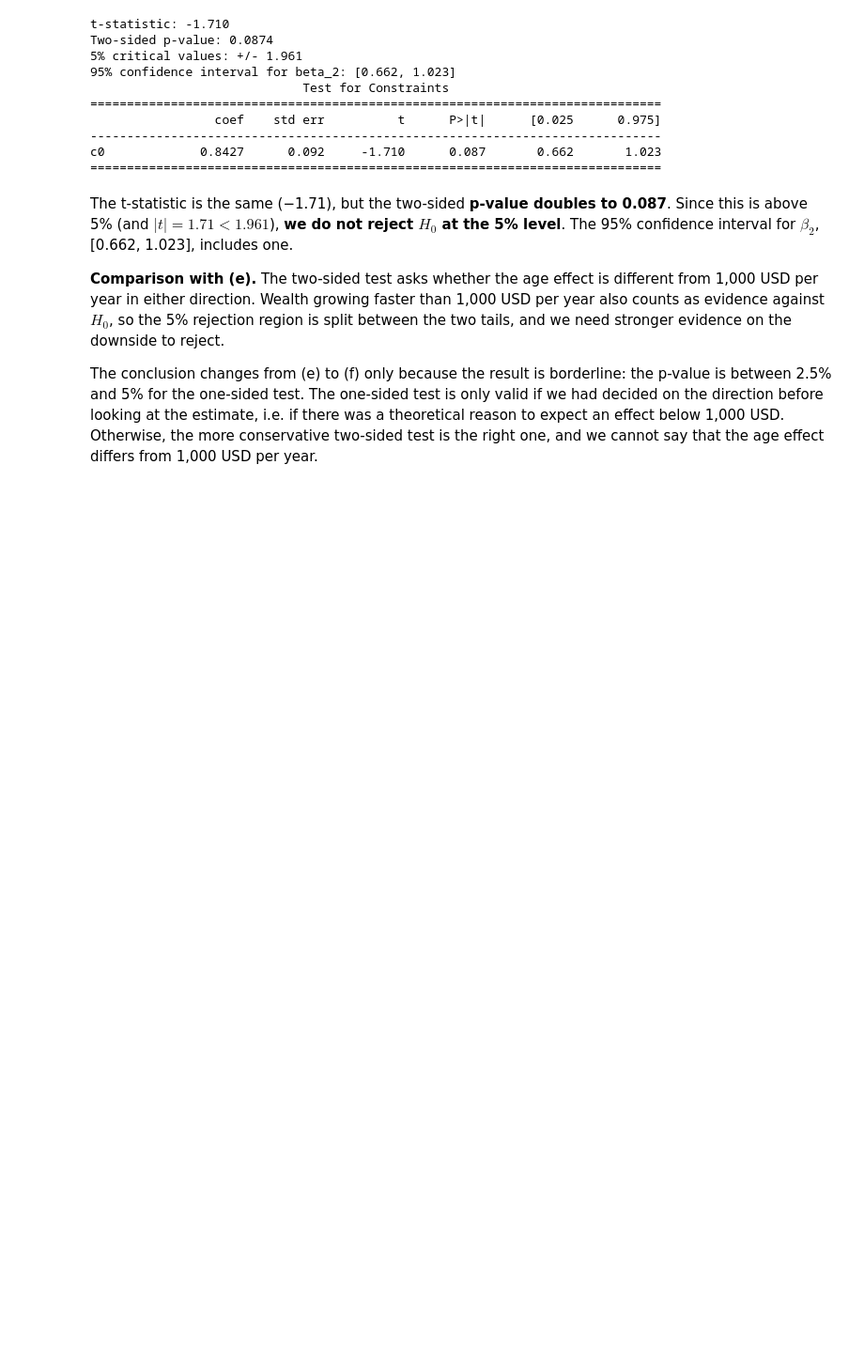
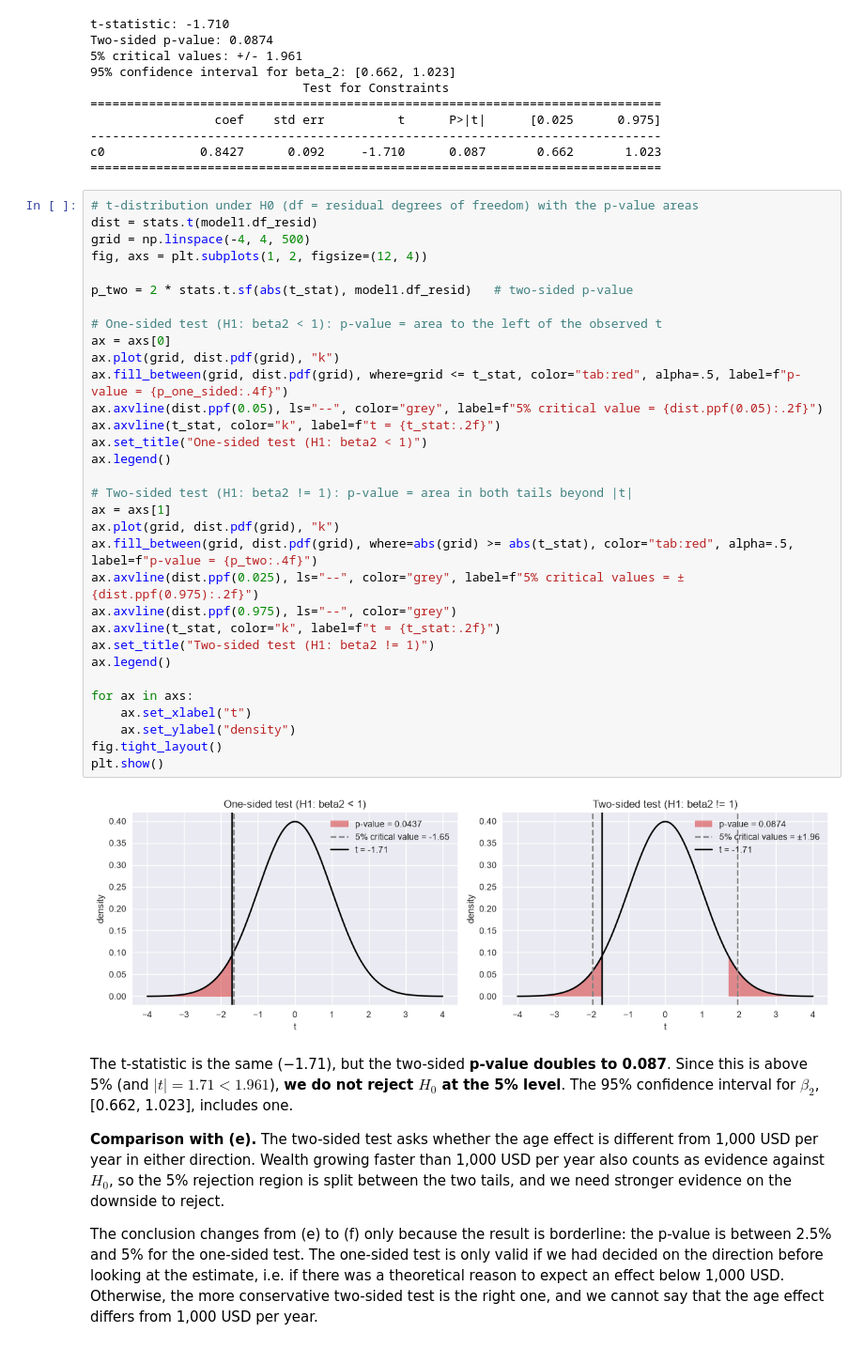
Before and after one commit to floxrm/HW1-Empirical-Methods-assignment-20261106-, a Jupyter notebook: EM HW1 - Afonso.ipynb, the cells around one changed output. Shown at 94% size. Drawn from its saved outputs; the diff is of its cells as text; blank space fills up the shorter version.

```diff
--- a/EM HW1 - Afonso.ipynb
+++ b/EM HW1 - Afonso.ipynb
@@ -593,6 +623,40 @@ Two-sided p-value: 0.0874
 ------------------------------------------------------------------------------
 c0             0.8427      0.092     -1.710      0.087       0.662       1.023
 ==============================================================================
+# %%
+# t-distribution under H0 (df = residual degrees of freedom) with the p-value areas
+dist = stats.t(model1.df_resid)
+grid = np.linspace(-4, 4, 500)
+fig, axs = plt.subplots(1, 2, figsize=(12, 4))
+
+p_two = 2 * stats.t.sf(abs(t_stat), model1.df_resid)   # two-sided p-value
+
+# One-sided test (H1: beta2 < 1): p-value = area to the left of the observed t
+ax = axs[0]
+ax.plot(grid, dist.pdf(grid), "k")
+ax.fill_between(grid, dist.pdf(grid), where=grid <= t_stat, color="tab:red", alpha=.5, label=f"p-value = {p_one_sided:.4f}")
+ax.axvline(dist.ppf(0.05), ls="--", color="grey", label=f"5% critical value = {dist.ppf(0.05):.2f}")
+ax.axvline(t_stat, color="k", label=f"t = {t_stat:.2f}")
+ax.set_title("One-sided test (H1: beta2 < 1)")
+ax.legend()
+
+# Two-sided test (H1: beta2 != 1): p-value = area in both tails beyond |t|
+ax = axs[1]
+ax.plot(grid, dist.pdf(grid), "k")
+ax.fill_between(grid, dist.pdf(grid), where=abs(grid) >= abs(t_stat), color="tab:red", alpha=.5, label=f"p-value = {p_two:.4f}")
+ax.axvline(dist.ppf(0.025), ls="--", color="grey", label=f"5% critical values = ±{dist.ppf(0.975):.2f}")
+ax.axvline(dist.ppf(0.975), ls="--", color="grey")
+ax.axvline(t_stat, color="k", label=f"t = {t_stat:.2f}")
+ax.set_title("Two-sided test (H1: beta2 != 1)")
+ax.legend()
+
+for ax in axs:
+    ax.set_xlabel("t")
+    ax.set_ylabel("density")
+fig.tight_layout()
+plt.show()
+# %% [output]
+[figure, added]
 # %% [markdown]
 The t-statistic is the same (−1.71), but the two-sided **p-value doubles to 0.087**. Since this is above 5% (and $|t| = 1.71 < 1.961$), **we do not reject $H_0$ at the 5% level**. The 95% confidence interval for $\beta_2$, [0.662, 1.023], includes one.
 
```
Also changed, not shown: parts of 12 cells of this notebook.
